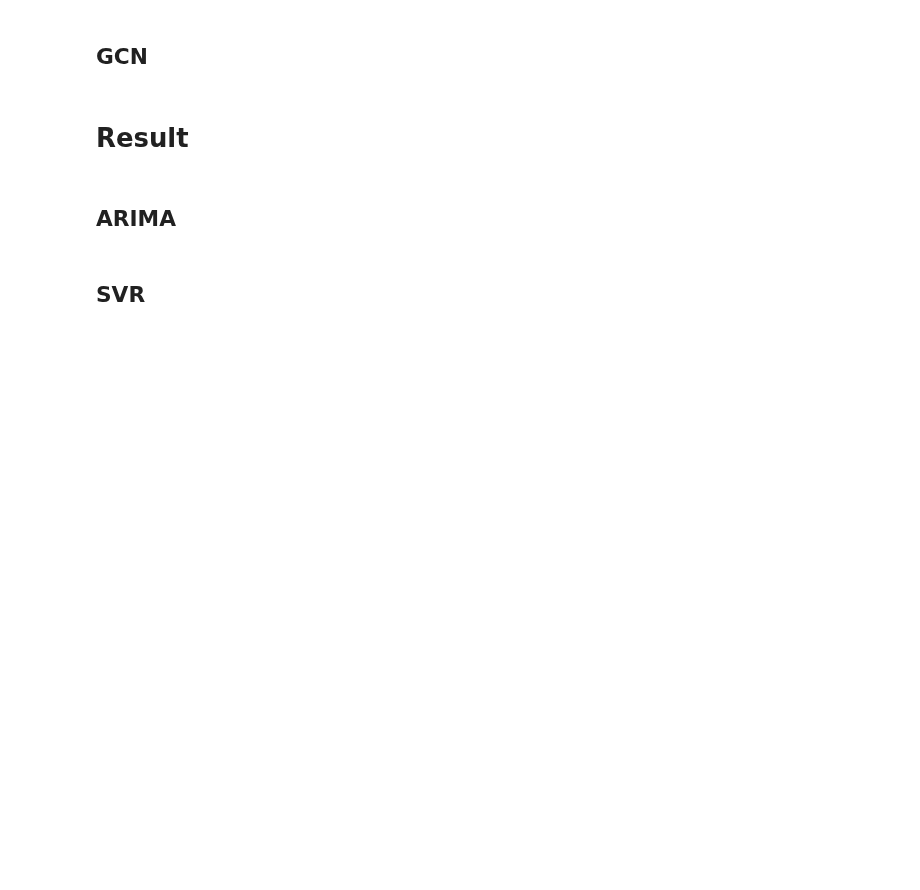
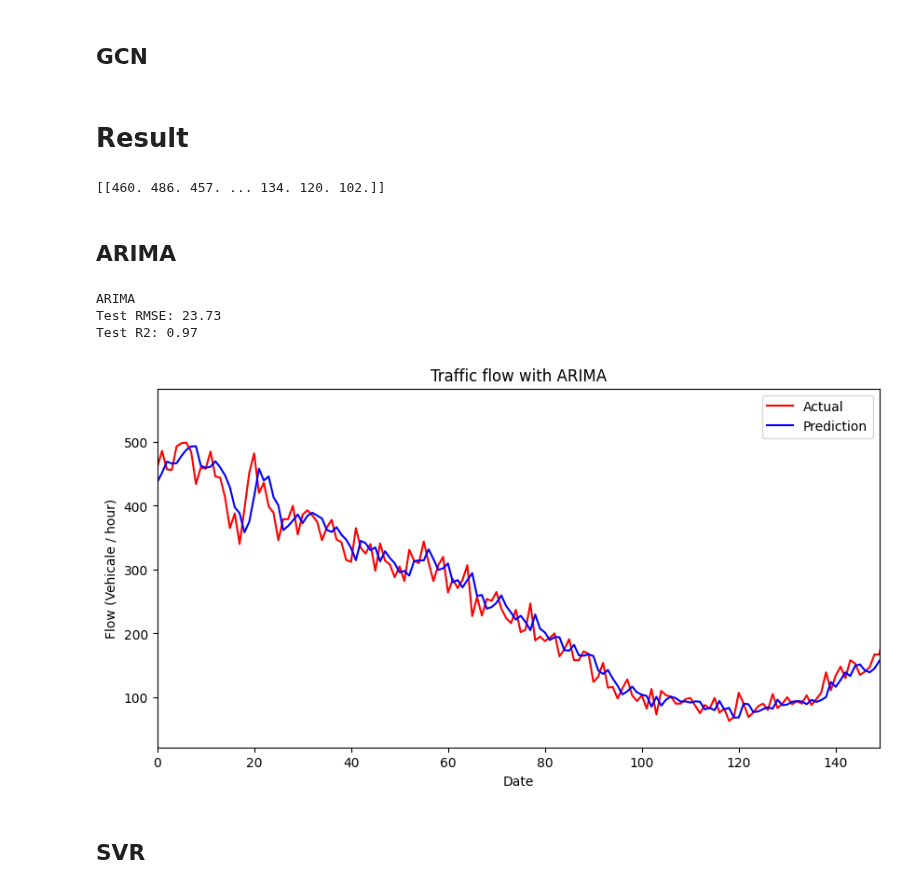
Before and after one commit to fredrikkortet/mt-hh, a Jupyter notebook: all.ipynb, the cells around one changed output. Drawn from its saved outputs; the diff is of its cells as text; code cells hidden in the pictures; blank space fills up the shorter version.

```diff
--- a/all.ipynb
+++ b/all.ipynb
@@ -228,10 +263,19 @@ def plot(title,testPredict,arima=False,svr=False):
 # Inverse transform the actual values
 invtestY = scaler.inverse_transform([testY])
 testYshape=invtestY.reshape(len(invtestY[0]),1)
+# %%
+print(invtestY)
+# %% [output]
+[[460. 486. 457. ... 134. 120. 102.]]
 # %% [markdown]
 ## ARIMA
 # %%
-plot("ARIMA",ARIMAtestpred,arima=True)
+ARIMAr2s,ARIMArmse = plot("ARIMA",ARIMAtestpred,arima=True)
+# %% [output]
+ARIMA
+Test RMSE: 23.73
+Test R2: 0.97
+[figure, added]
 # %% [markdown]
 ## SVR
 # %%
```
Also changed, not shown: parts of 14 cells of this notebook.
